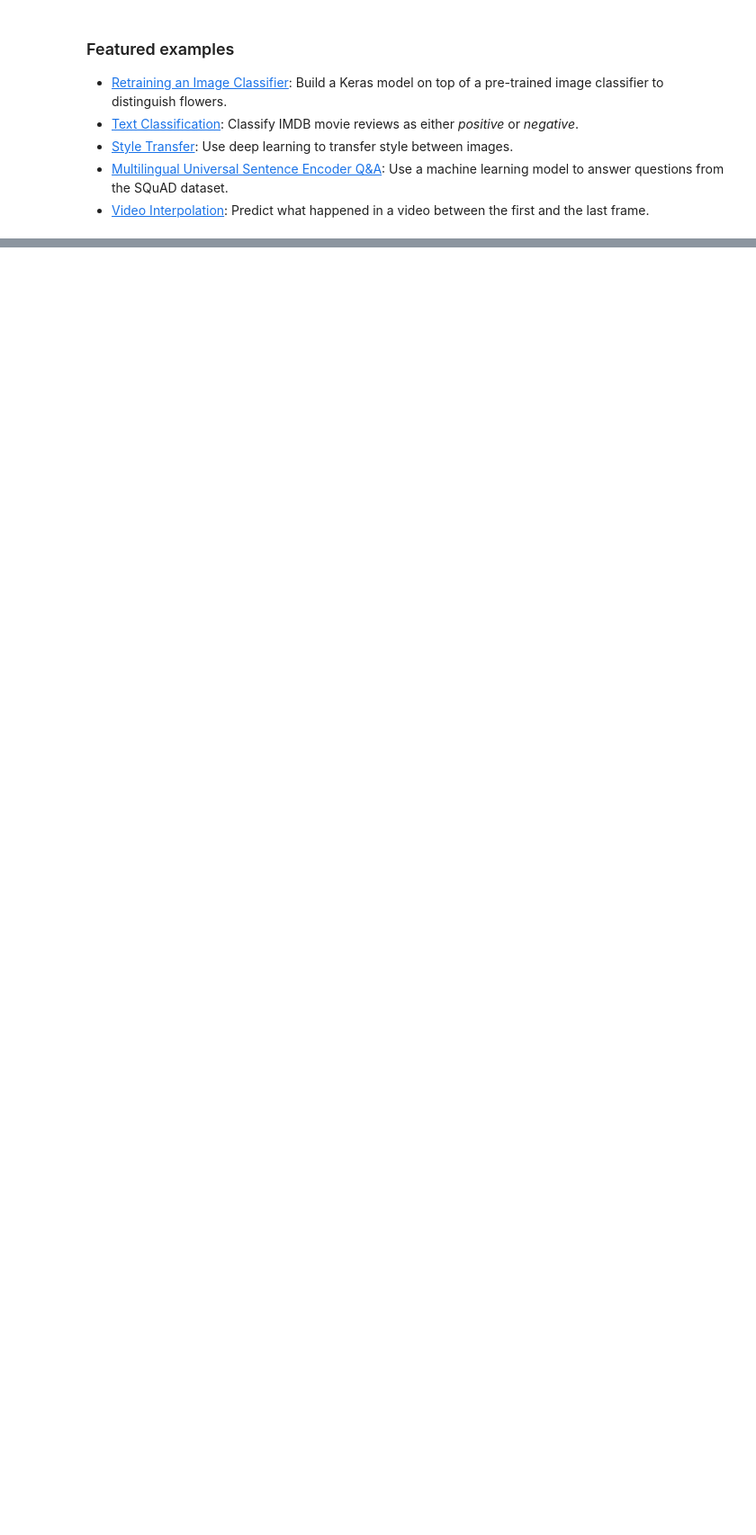
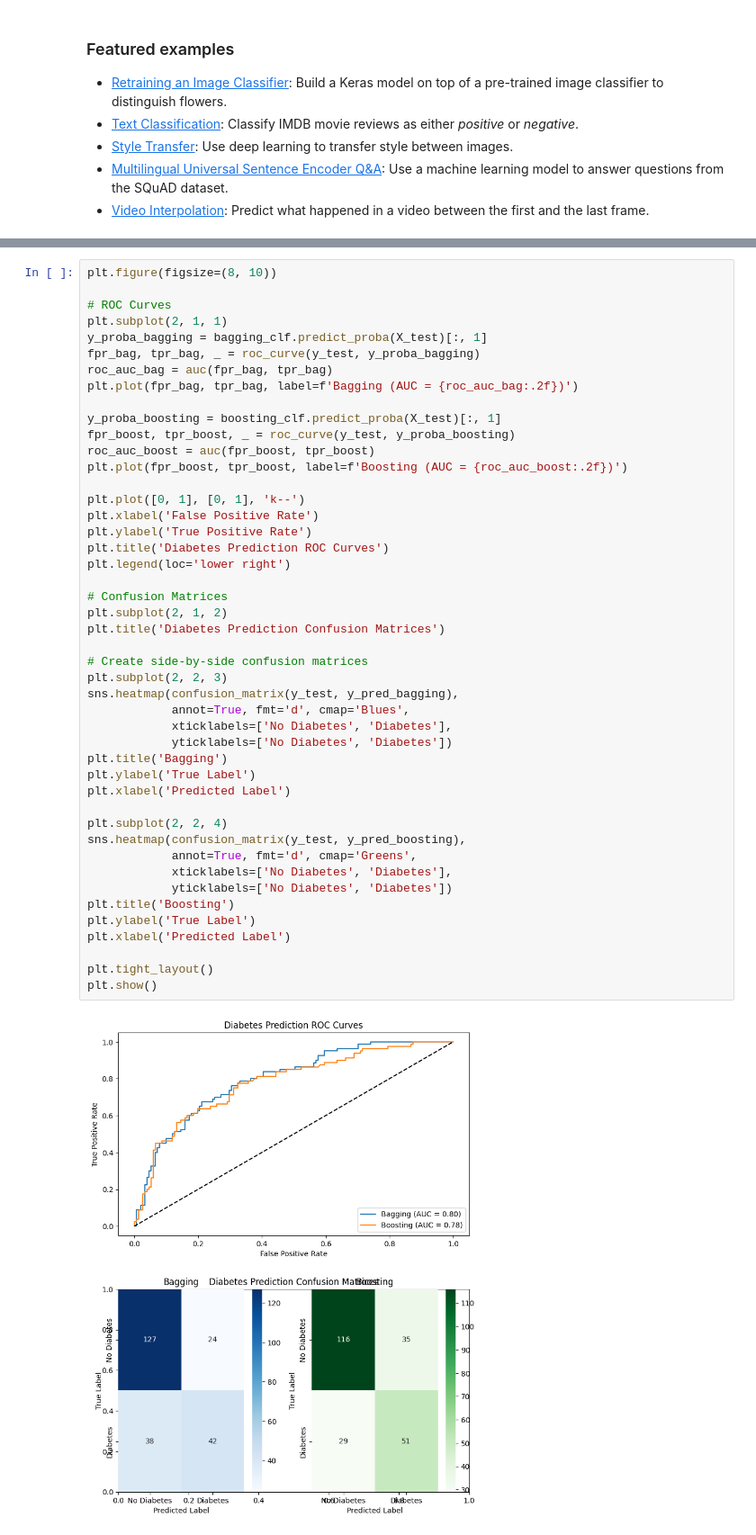
Before and after one commit to anshulbhute/Machine-Learning-Lab, a Jupyter notebook: Prac7.ipynb, the cells around one changed output, grey strips where cells are left out. Shown at 90% size. Cells and saved outputs as stored; diff of their text form; blank space fills up the shorter version.

```diff
--- a/Prac7.ipynb
+++ b/Prac7.ipynb
@@ -280,0 +282,48 @@ Confusion Matrix:
+# %%
+plt.figure(figsize=(8, 10))
+
+# ROC Curves
+plt.subplot(2, 1, 1)
+y_proba_bagging = bagging_clf.predict_proba(X_test)[:, 1]
+fpr_bag, tpr_bag, _ = roc_curve(y_test, y_proba_bagging)
+roc_auc_bag = auc(fpr_bag, tpr_bag)
+plt.plot(fpr_bag, tpr_bag, label=f'Bagging (AUC = {roc_auc_bag:.2f})')
+
+y_proba_boosting = boosting_clf.predict_proba(X_test)[:, 1]
+fpr_boost, tpr_boost, _ = roc_curve(y_test, y_proba_boosting)
+roc_auc_boost = auc(fpr_boost, tpr_boost)
+plt.plot(fpr_boost, tpr_boost, label=f'Boosting (AUC = {roc_auc_boost:.2f})')
+
+plt.plot([0, 1], [0, 1], 'k--')
+plt.xlabel('False Positive Rate')
+plt.ylabel('True Positive Rate')
+plt.title('Diabetes Prediction ROC Curves')
+plt.legend(loc='lower right')
+
+# Confusion Matrices
+plt.subplot(2, 1, 2)
+plt.title('Diabetes Prediction Confusion Matrices')
+
+# Create side-by-side confusion matrices
+plt.subplot(2, 2, 3)
+sns.heatmap(confusion_matrix(y_test, y_pred_bagging),
+            annot=True, fmt='d', cmap='Blues',
+            xticklabels=['No Diabetes', 'Diabetes'],
+            yticklabels=['No Diabetes', 'Diabetes'])
+plt.title('Bagging')
+plt.ylabel('True Label')
+plt.xlabel('Predicted Label')
+
+plt.subplot(2, 2, 4)
+sns.heatmap(confusion_matrix(y_test, y_pred_boosting),
+            annot=True, fmt='d', cmap='Greens',
+            xticklabels=['No Diabetes', 'Diabetes'],
+            yticklabels=['No Diabetes', 'Diabetes'])
+plt.title('Boosting')
+plt.ylabel('True Label')
+plt.xlabel('Predicted Label')
+
+plt.tight_layout()
+plt.show()
+# %% [output]
+[figure, added]
```
Also changed, not shown: parts of 9 cells of this notebook.
